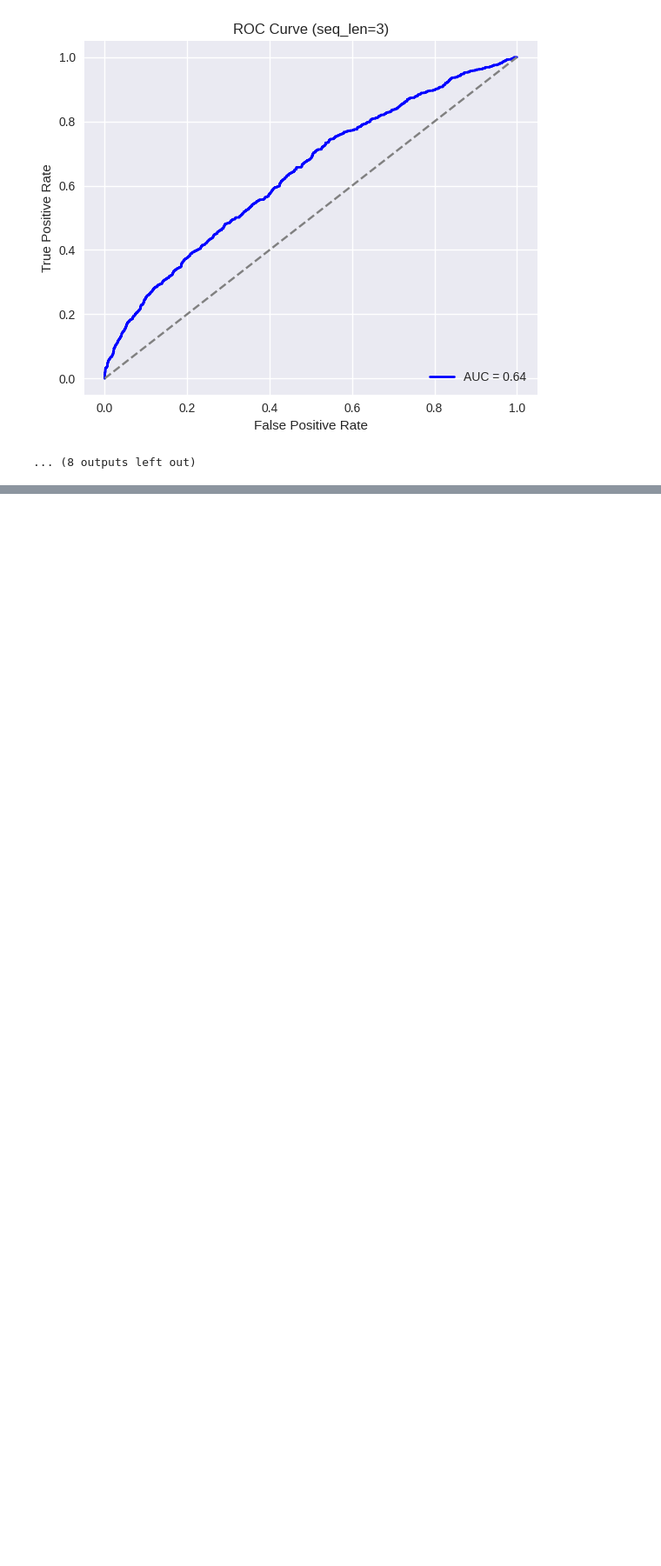
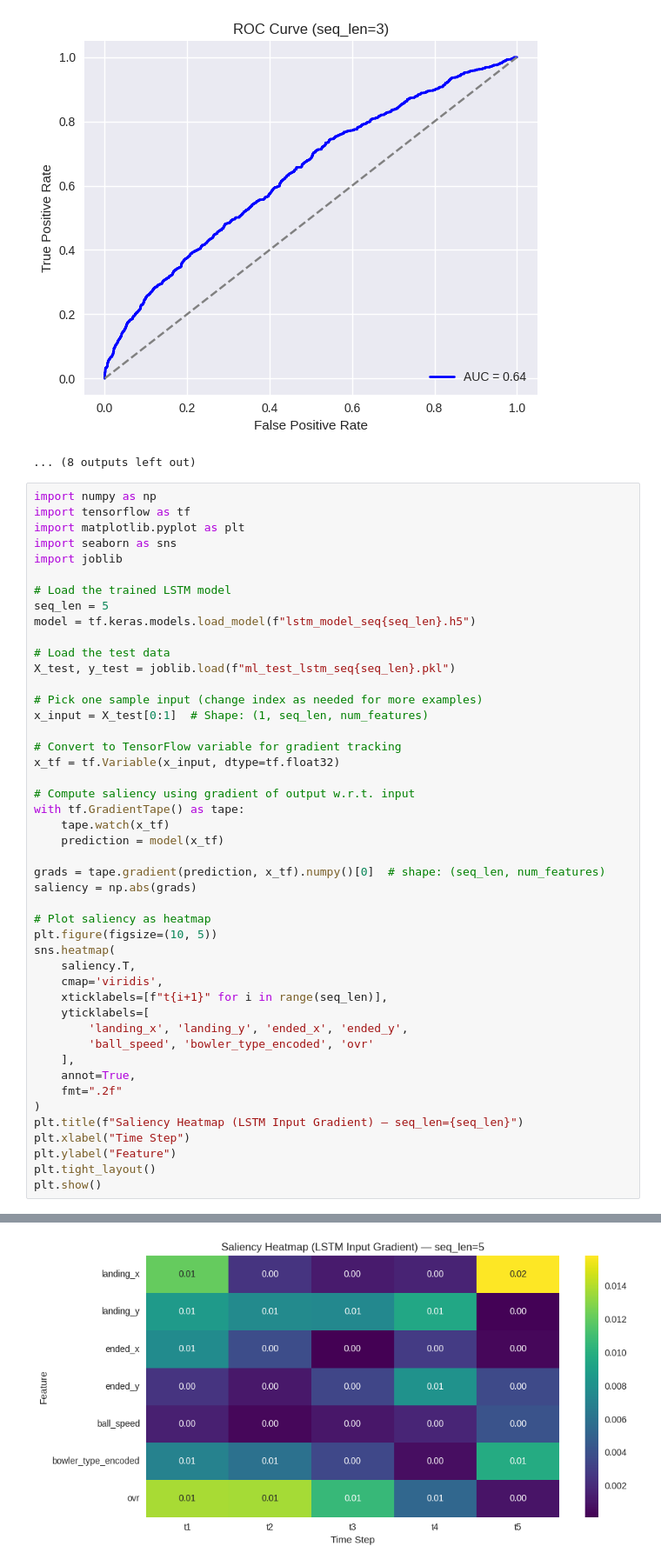
Before and after one commit to sanchit-22/Bowling_Deceptiveness, a Jupyter notebook: eval/eval.ipynb, the cells around one changed output, grey strips where cells are left out. Shown at 87% size. Saved outputs shown, nothing was run; the diff lists cells and outputs as text; blank space fills up the shorter version.

```diff
--- a/eval/eval.ipynb
+++ b/eval/eval.ipynb
@@ -313,3 +364,50 @@ WARNING:absl:Compiled the loaded model, but the compiled metrics have yet to be
 [figure]
 [figure]
 ... (8 outputs left out)
+# %%
+import numpy as np
+import tensorflow as tf
+import matplotlib.pyplot as plt
+import seaborn as sns
+import joblib
+
+# Load the trained LSTM model
+seq_len = 5
+model = tf.keras.models.load_model(f"lstm_model_seq{seq_len}.h5")
+
+# Load the test data
+X_test, y_test = joblib.load(f"ml_test_lstm_seq{seq_len}.pkl")
+
+# Pick one sample input (change index as needed for more examples)
+x_input = X_test[0:1]  # Shape: (1, seq_len, num_features)
+
+# Convert to TensorFlow variable for gradient tracking
+x_tf = tf.Variable(x_input, dtype=tf.float32)
+
+# Compute saliency using gradient of output w.r.t. input
+with tf.GradientTape() as tape:
+    tape.watch(x_tf)
+    prediction = model(x_tf)
+
+grads = tape.gradient(prediction, x_tf).numpy()[0]  # shape: (seq_len, num_features)
+saliency = np.abs(grads)
+
+# Plot saliency as heatmap
+plt.figure(figsize=(10, 5))
+sns.heatmap(
+    saliency.T,
+    cmap='viridis',
+    xticklabels=[f"t{i+1}" for i in range(seq_len)],
+    yticklabels=[
+        'landing_x', 'landing_y', 'ended_x', 'ended_y',
+        'ball_speed', 'bowler_type_encoded', 'ovr'
+    ],
+    annot=True,
+    fmt=".2f"
+)
+plt.title(f"Saliency Heatmap (LSTM Input Gradient) — seq_len={seq_len}")
+plt.xlabel("Time Step")
+plt.ylabel("Feature")
+plt.tight_layout()
+plt.show()
+# %% [output]
@@ -315,0 +415 @@ WARNING:absl:Compiled the loaded model, but the compiled metrics have yet to be
+[figure, added]
```
Also changed, not shown: parts of 5 cells of this notebook, 7 other files.
